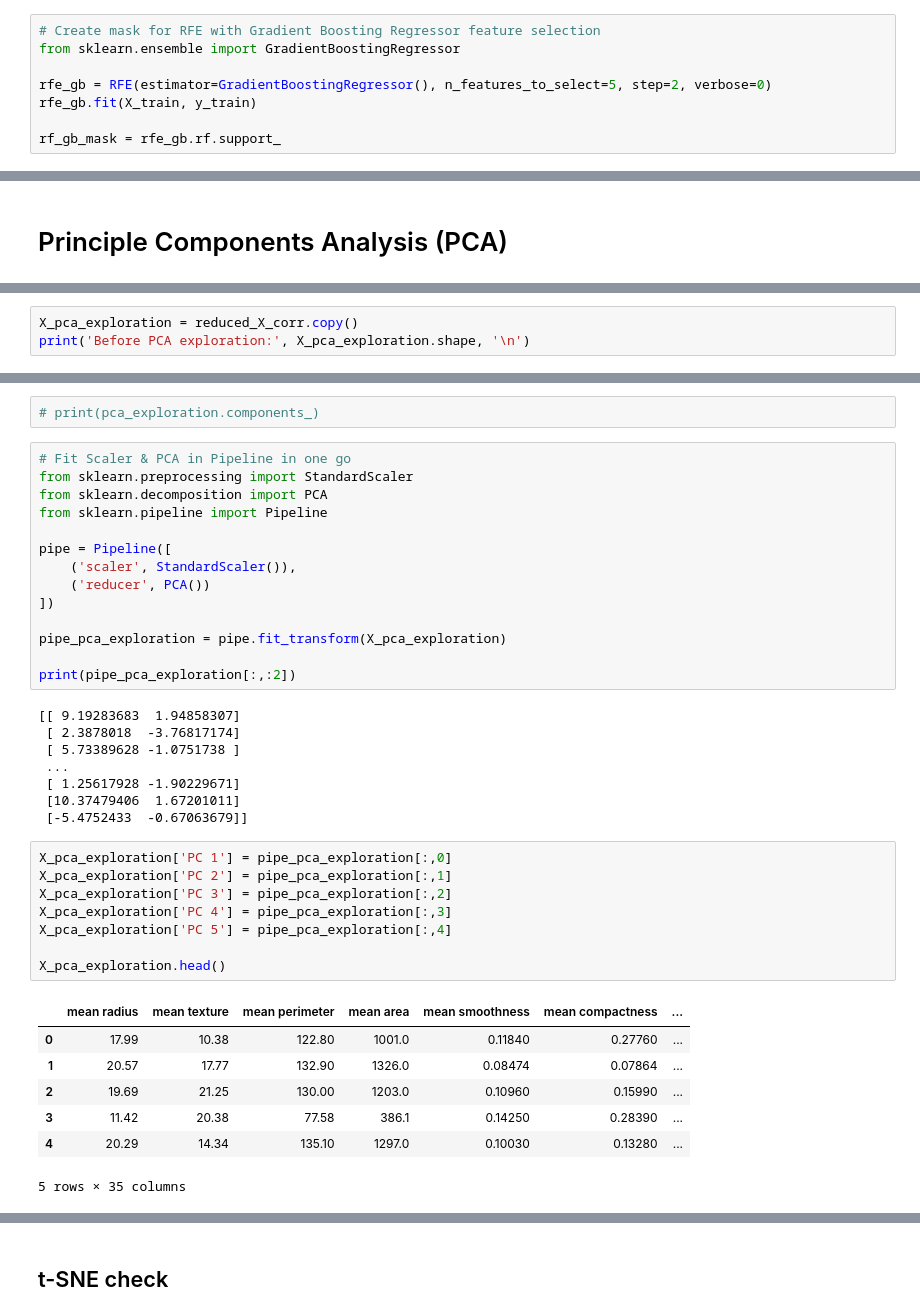
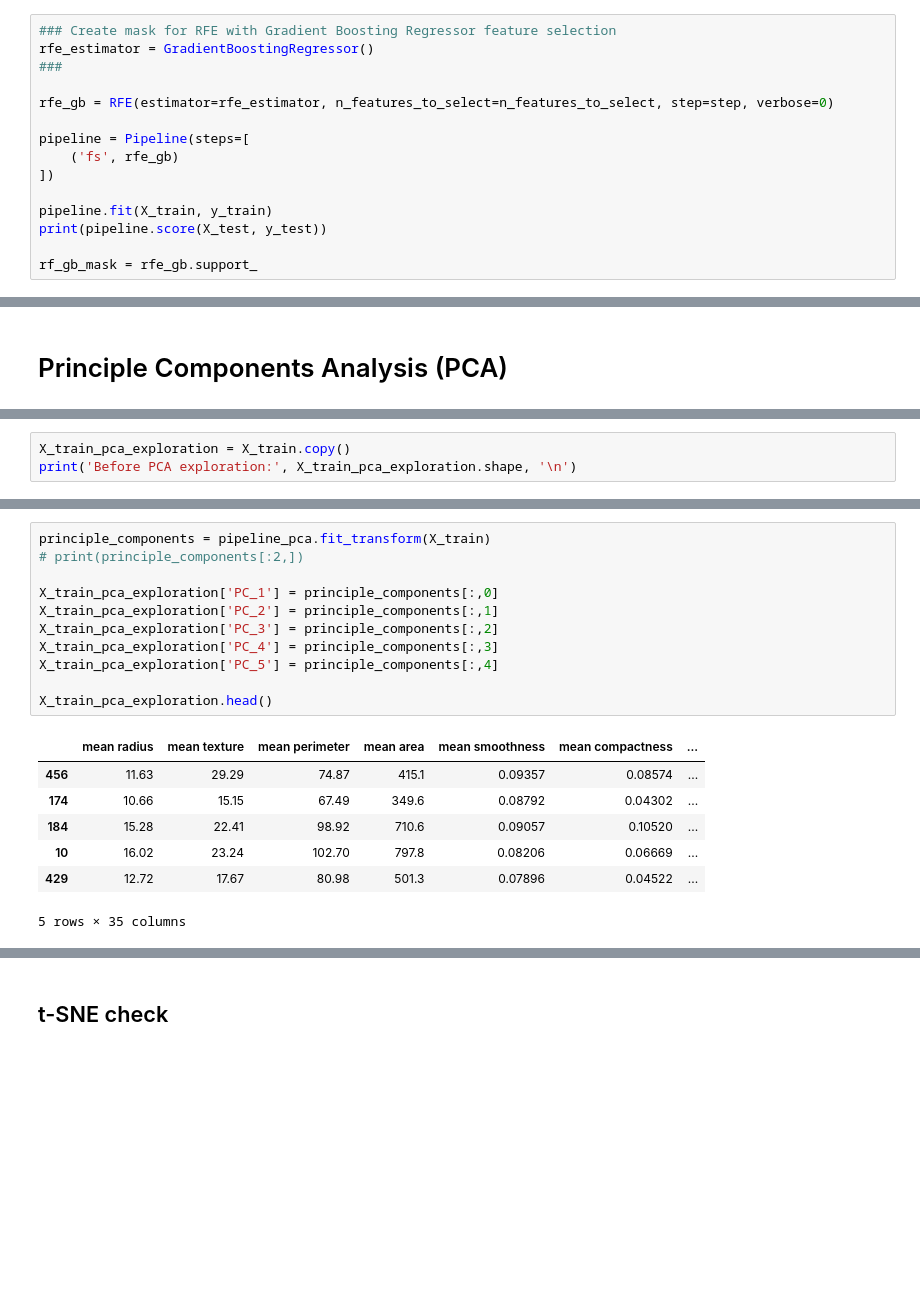
Before and after one commit to dilipalbert-datascientist/traditional-machine-learning, a Jupyter notebook: notebooks/ml_python/5_Feature-Selection-Extraction.ipynb, the cells around one changed output, grey strips where cells are left out. Drawn from its saved outputs; the diff is of its cells as text; blank space fills up the shorter version.

Commit message:
refactoring of feature selection notebook

```diff
--- a/notebooks/ml_python/5_Feature-Selection-Extraction.ipynb
+++ b/notebooks/ml_python/5_Feature-Selection-Extraction.ipynb
@@ -565,11 +635,18 @@ rfe_random_forest_mask = rfe_random_forest.rf.support_
 # %%
-# Create mask for RFE with Gradient Boosting Regressor feature selection
-from sklearn.ensemble import GradientBoostingRegressor
+### Create mask for RFE with Gradient Boosting Regressor feature selection
+rfe_estimator = GradientBoostingRegressor()
+###
 
-rfe_gb = RFE(estimator=GradientBoostingRegressor(), n_features_to_select=5, step=2, verbose=0)
-rfe_gb.fit(X_train, y_train)
+rfe_gb = RFE(estimator=rfe_estimator, n_features_to_select=n_features_to_select, step=step, verbose=0)
 
-rf_gb_mask = rfe_gb.rf.support_
+pipeline = Pipeline(steps=[
+    ('fs', rfe_gb)
+])
+
+pipeline.fit(X_train, y_train)
+print(pipeline.score(X_test, y_test))
+
+rf_gb_mask = rfe_gb.support_
 # %%
 # Combining the feature selectors & vote for features to keep
 import numpy as np
@@ -584,4 +663,4 @@ reduced_X_combining_fs = X_combining_fs.loc[:, mask]
 # %%
-X_pca_exploration = reduced_X_corr.copy()
-print('Before PCA exploration:', X_pca_exploration.shape, '\n')
+X_train_pca_exploration = X_train.copy()
+print('Before PCA exploration:', X_train_pca_exploration.shape, '\n')
 # %% [output]
@@ -612,42 +691,21 @@ print(pca_exploration.explained_variance_ratio_.round(decimals=2).cumsum())
-# %%
-# print(pca_exploration.components_)
-# %%
-# Fit Scaler & PCA in Pipeline in one go
-from sklearn.preprocessing import StandardScaler
-from sklearn.decomposition import PCA
-from sklearn.pipeline import Pipeline
-
-pipe = Pipeline([
-    ('scaler', StandardScaler()),
-    ('reducer', PCA())
-])
-
-pipe_pca_exploration = pipe.fit_transform(X_pca_exploration)
-
-print(pipe_pca_exploration[:,:2])
-# %% [output]
-[[ 9.19283683  1.94858307]
- [ 2.3878018  -3.76817174]
- [ 5.73389628 -1.0751738 ]
- ...
- [ 1.25617928 -1.90229671]
- [10.37479406  1.67201011]
- [-5.4752433  -0.67063679]]
-# %%
-X_pca_exploration['PC 1'] = pipe_pca_exploration[:,0]
-X_pca_exploration['PC 2'] = pipe_pca_exploration[:,1]
-X_pca_exploration['PC 3'] = pipe_pca_exploration[:,2]
-X_pca_exploration['PC 4'] = pipe_pca_exploration[:,3]
-X_pca_exploration['PC 5'] = pipe_pca_exploration[:,4]
-
-X_pca_exploration.head()
-# %% [output]
-|  | mean radius | mean texture | mean perimeter | mean area | mean smoothness | mean compactness | ... |
-| 0 | 17.99 | 10.38 | 122.80 | 1001.0 | 0.11840 | 0.27760 | ... |
-| 1 | 20.57 | 17.77 | 132.90 | 1326.0 | 0.08474 | 0.07864 | ... |
-| 2 | 19.69 | 21.25 | 130.00 | 1203.0 | 0.10960 | 0.15990 | ... |
-| 3 | 11.42 | 20.38 | 77.58 | 386.1 | 0.14250 | 0.28390 | ... |
-| 4 | 20.29 | 14.34 | 135.10 | 1297.0 | 0.10030 | 0.13280 | ... |
-5 rows × 35 columns
+# %%
+principle_components = pipeline_pca.fit_transform(X_train)
+# print(principle_components[:2,])
+
+X_train_pca_exploration['PC_1'] = principle_components[:,0]
+X_train_pca_exploration['PC_2'] = principle_components[:,1]
+X_train_pca_exploration['PC_3'] = principle_components[:,2]
+X_train_pca_exploration['PC_4'] = principle_components[:,3]
+X_train_pca_exploration['PC_5'] = principle_components[:,4]
+
+X_train_pca_exploration.head()
+# %% [output]
+|  | mean radius | mean texture | mean perimeter | mean area | mean smoothness | mean compactness | ... |
+| 456 | 11.63 | 29.29 | 74.87 | 415.1 | 0.09357 | 0.08574 | ... |
+| 174 | 10.66 | 15.15 | 67.49 | 349.6 | 0.08792 | 0.04302 | ... |
+| 184 | 15.28 | 22.41 | 98.92 | 710.6 | 0.09057 | 0.10520 | ... |
+| 10 | 16.02 | 23.24 | 102.70 | 797.8 | 0.08206 | 0.06669 | ... |
+| 429 | 12.72 | 17.67 | 80.98 | 501.3 | 0.07896 | 0.04522 | ... |
+5 rows × 35 columns
 # %% [raw]
 # Visualise categories with respect to Principle Components
```
Also changed, not shown: parts of 74 cells of this notebook, 1 other file.
